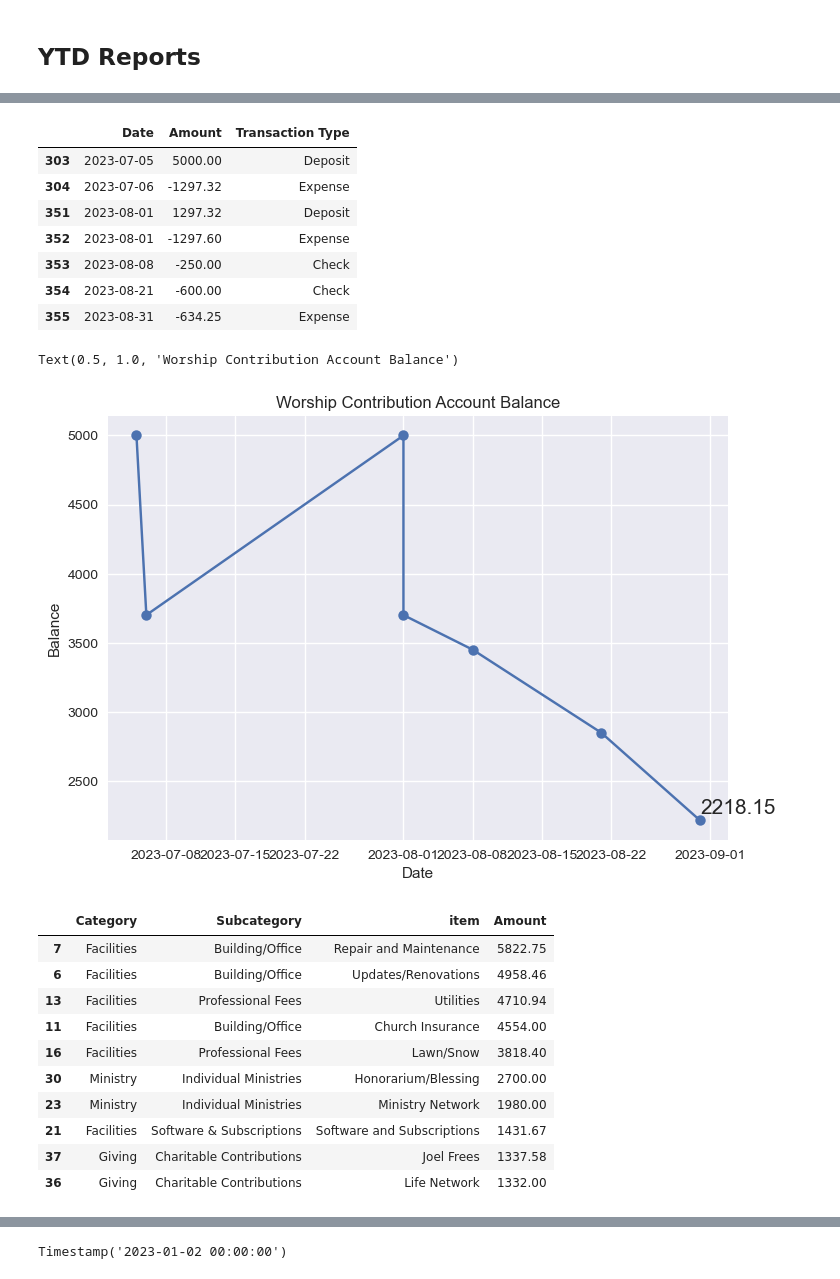
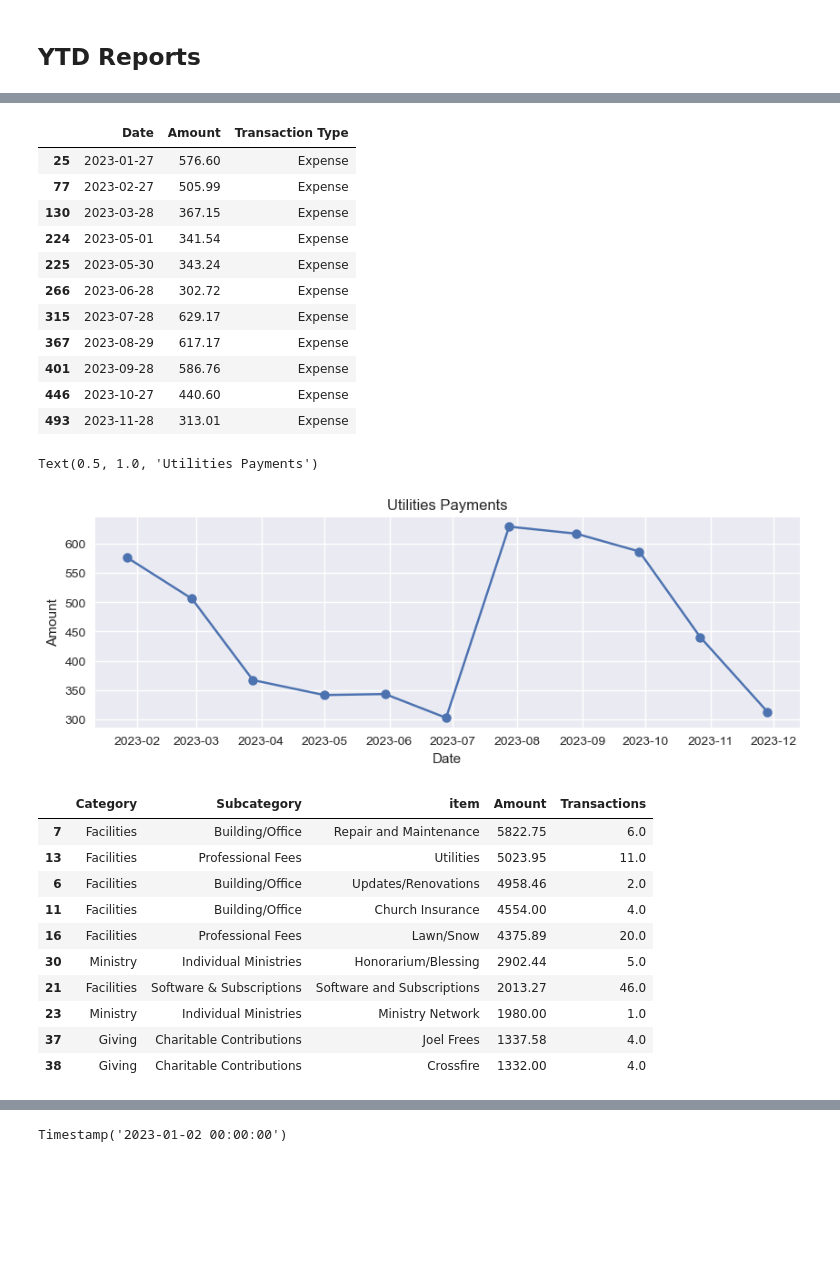
Before and after one commit to keaturner55/ChurchFinance, a Jupyter notebook: src/notebook/qb_ytd_reports.ipynb, the cells around one changed output, grey strips where cells are left out. Cells and saved outputs as stored; diff of their text form; code cells hidden in the pictures; blank space fills up the shorter version.

```diff
--- a/src/notebook/qb_ytd_reports.ipynb
+++ b/src/notebook/qb_ytd_reports.ipynb
@@ -97,42 +98,46 @@ plt.savefig(f'{month_name}.png')
 # %%
-special_account = income[income['item']=="Worship Contribution"]
+special_account = expenses[expenses['item']=="Utilities"]
 # %%
 special_account[['Date','Amount','Transaction Type']]
 # %% [output]
 |  | Date | Amount | Transaction Type |
-| 303 | 2023-07-05 | 5000.00 | Deposit |
-| 304 | 2023-07-06 | -1297.32 | Expense |
-| 351 | 2023-08-01 | 1297.32 | Deposit |
-| 352 | 2023-08-01 | -1297.60 | Expense |
-| 353 | 2023-08-08 | -250.00 | Check |
-| 354 | 2023-08-21 | -600.00 | Check |
-| 355 | 2023-08-31 | -634.25 | Expense |
+| 25 | 2023-01-27 | 576.60 | Expense |
+| 77 | 2023-02-27 | 505.99 | Expense |
+| 130 | 2023-03-28 | 367.15 | Expense |
+| 224 | 2023-05-01 | 341.54 | Expense |
+| 225 | 2023-05-30 | 343.24 | Expense |
+| 266 | 2023-06-28 | 302.72 | Expense |
+| 315 | 2023-07-28 | 629.17 | Expense |
+| 367 | 2023-08-29 | 617.17 | Expense |
+| 401 | 2023-09-28 | 586.76 | Expense |
+| 446 | 2023-10-27 | 440.60 | Expense |
+| 493 | 2023-11-28 | 313.01 | Expense |
 # %%
-fig, ax = plt.subplots()
+fig, ax = plt.subplots(figsize=(10,3))
 x = special_account['Date']
-y = special_account['Amount'].cumsum()
+y = special_account['Amount']
 ax.plot(x,y, marker='.', markersize=15)
-ax.set_ylabel("Balance")
+ax.set_ylabel("Amount")
 ax.set_xlabel("Date")
-ax.text(list(x)[-1],list(y)[-1]+50,f"{list(y)[-1]}",size=15)
-ax.set_title("Worship Contribution Account Balance")
+#ax.text(list(x)[-1],list(y)[-1]+50,f"{round(list(y)[-1],2)}",size=15)
+ax.set_title("Utilities Payments")
 # %% [output]
-Text(0.5, 1.0, 'Worship Contribution Account Balance')
+Text(0.5, 1.0, 'Utilities Payments')
-[figure, old version]
+[figure, new version]
 # %%
-all_totals[~all_totals['item'].isin(['Lead Pastor','Associate Pastor'])].sort_values(['Amount'], ascending=False).head(10)[['Category','Subcategory','item','Amount']]
+all_totals[~all_totals['item'].isin(['Lead Pastor','Associate Pastor'])].sort_values(['Amount'], ascending=False).head(10)[['Category','Subcategory','item','Amount','Transactions']]
 # %% [output]
-|  | Category | Subcategory | item | Amount |
-| 7 | Facilities | Building/Office | Repair and Maintenance | 5822.75 |
-| 6 | Facilities | Building/Office | Updates/Renovations | 4958.46 |
-| 13 | Facilities | Professional Fees | Utilities | 4710.94 |
-| 11 | Facilities | Building/Office | Church Insurance | 4554.00 |
-| 16 | Facilities | Professional Fees | Lawn/Snow | 3818.40 |
-| 30 | Ministry | Individual Ministries | Honorarium/Blessing | 2700.00 |
-| 23 | Ministry | Individual Ministries | Ministry Network | 1980.00 |
-| 21 | Facilities | Software & Subscriptions | Software and Subscriptions | 1431.67 |
-| 37 | Giving | Charitable Contributions | Joel Frees | 1337.58 |
-| 36 | Giving | Charitable Contributions | Life Network | 1332.00 |
+|  | Category | Subcategory | item | Amount | Transactions |
+| 7 | Facilities | Building/Office | Repair and Maintenance | 5822.75 | 6.0 |
+| 13 | Facilities | Professional Fees | Utilities | 5023.95 | 11.0 |
+| 6 | Facilities | Building/Office | Updates/Renovations | 4958.46 | 2.0 |
+| 11 | Facilities | Building/Office | Church Insurance | 4554.00 | 4.0 |
+| 16 | Facilities | Professional Fees | Lawn/Snow | 4375.89 | 20.0 |
+| 30 | Ministry | Individual Ministries | Honorarium/Blessing | 2902.44 | 5.0 |
+| 21 | Facilities | Software & Subscriptions | Software and Subscriptions | 2013.27 | 46.0 |
+| 23 | Ministry | Individual Ministries | Ministry Network | 1980.00 | 1.0 |
+| 37 | Giving | Charitable Contributions | Joel Frees | 1337.58 | 4.0 |
+| 38 | Giving | Charitable Contributions | Crossfire | 1332.00 | 4.0 |
 # %%
 start_time = parser.parse('2023-01-01')
 end_time = parser.parse('2024-01-01')
```
Also changed, not shown: parts of 5 cells of this notebook, 4 other files.
